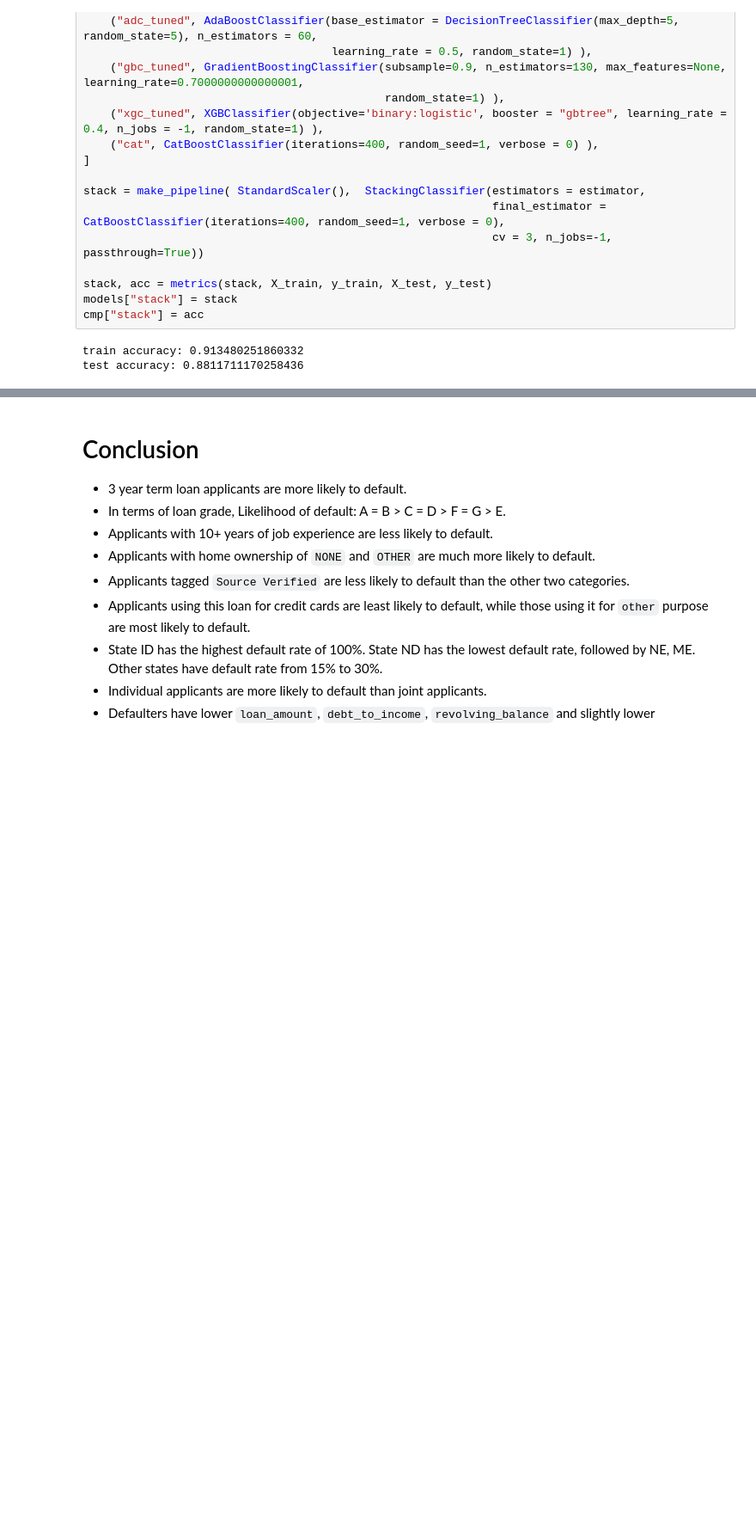
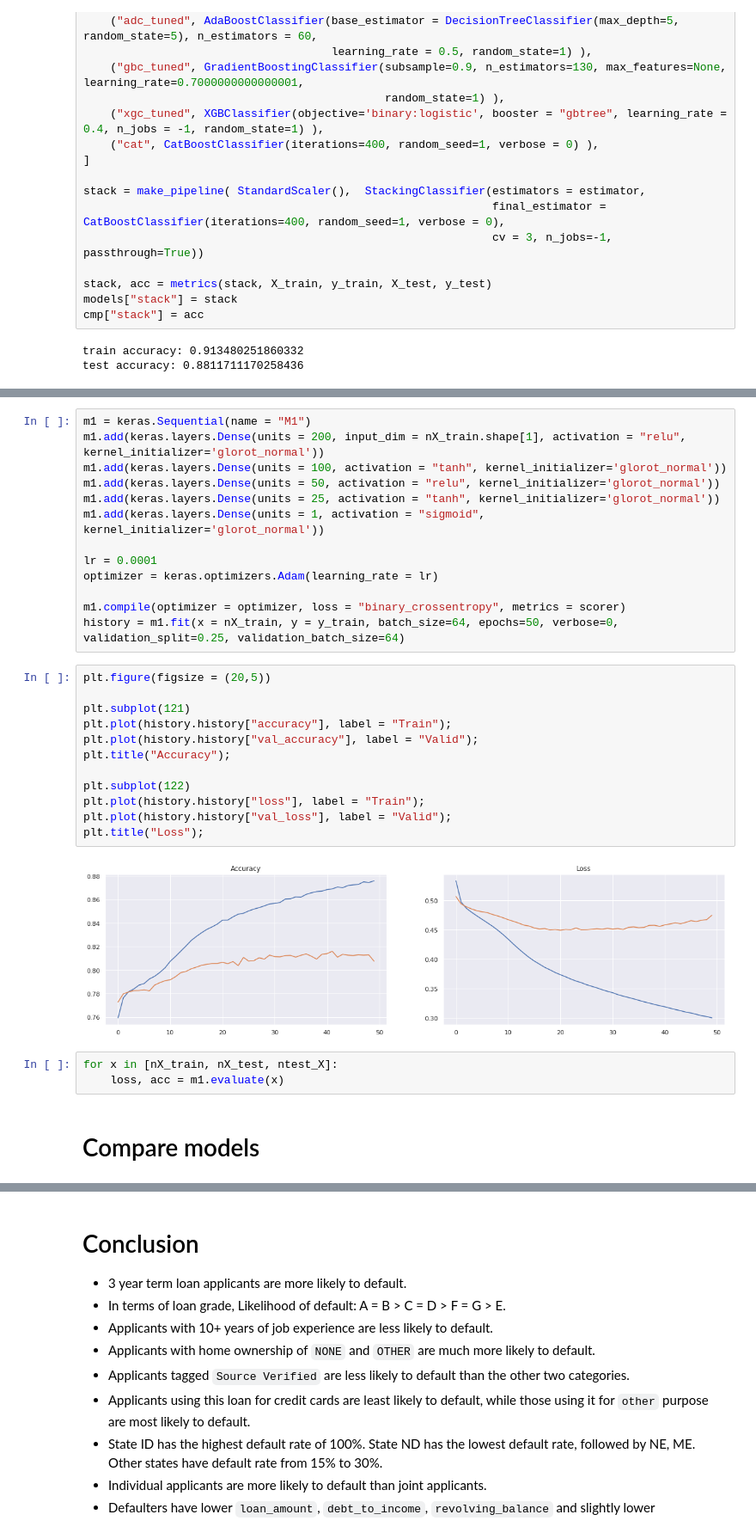
Before and after one commit to liangym2014/Data-science-and-machine-learning, a Jupyter notebook: 8.Hackathon_Loan_Default.ipynb, the cells around one changed output, grey strips where cells are left out. Shown at 86% size. Saved outputs shown, nothing was run; the diff lists cells and outputs as text; blank space fills up the shorter version.

```diff
--- a/8.Hackathon_Loan_Default.ipynb
+++ b/8.Hackathon_Loan_Default.ipynb
@@ -1292,0 +1244,32 @@ output.to_csv("cattle4_submission.csv")
+# %%
+m1 = keras.Sequential(name = "M1")
+m1.add(keras.layers.Dense(units = 200, input_dim = nX_train.shape[1], activation = "relu", kernel_initializer='glorot_normal'))
+m1.add(keras.layers.Dense(units = 100, activation = "tanh", kernel_initializer='glorot_normal'))
+m1.add(keras.layers.Dense(units = 50, activation = "relu", kernel_initializer='glorot_normal'))
+m1.add(keras.layers.Dense(units = 25, activation = "tanh", kernel_initializer='glorot_normal'))
+m1.add(keras.layers.Dense(units = 1, activation = "sigmoid", kernel_initializer='glorot_normal'))
+
+lr = 0.0001
+optimizer = keras.optimizers.Adam(learning_rate = lr)
+
+m1.compile(optimizer = optimizer, loss = "binary_crossentropy", metrics = scorer)
+history = m1.fit(x = nX_train, y = y_train, batch_size=64, epochs=50, verbose=0, validation_split=0.25, validation_batch_size=64)
+# %%
+plt.figure(figsize = (20,5))
+
+plt.subplot(121)
+plt.plot(history.history["accuracy"], label = "Train");
+plt.plot(history.history["val_accuracy"], label = "Valid");
+plt.title("Accuracy");
+
+plt.subplot(122)
+plt.plot(history.history["loss"], label = "Train");
+plt.plot(history.history["val_loss"], label = "Valid");
+plt.title("Loss");
+# %% [output]
+[figure, added]
+# %%
+for x in [nX_train, nX_test, ntest_X]:
+    loss, acc = m1.evaluate(x)
+# %% [markdown]
+# Compare models
```
Also changed, not shown: parts of 110 cells of this notebook.
